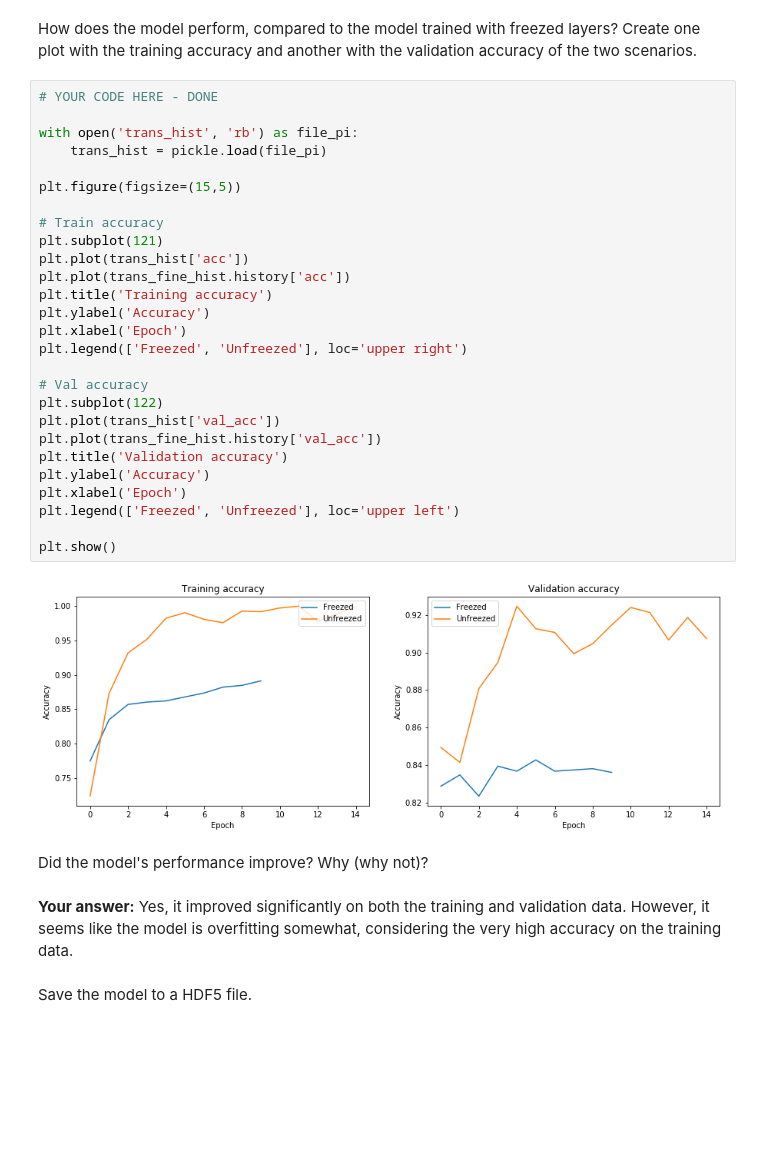
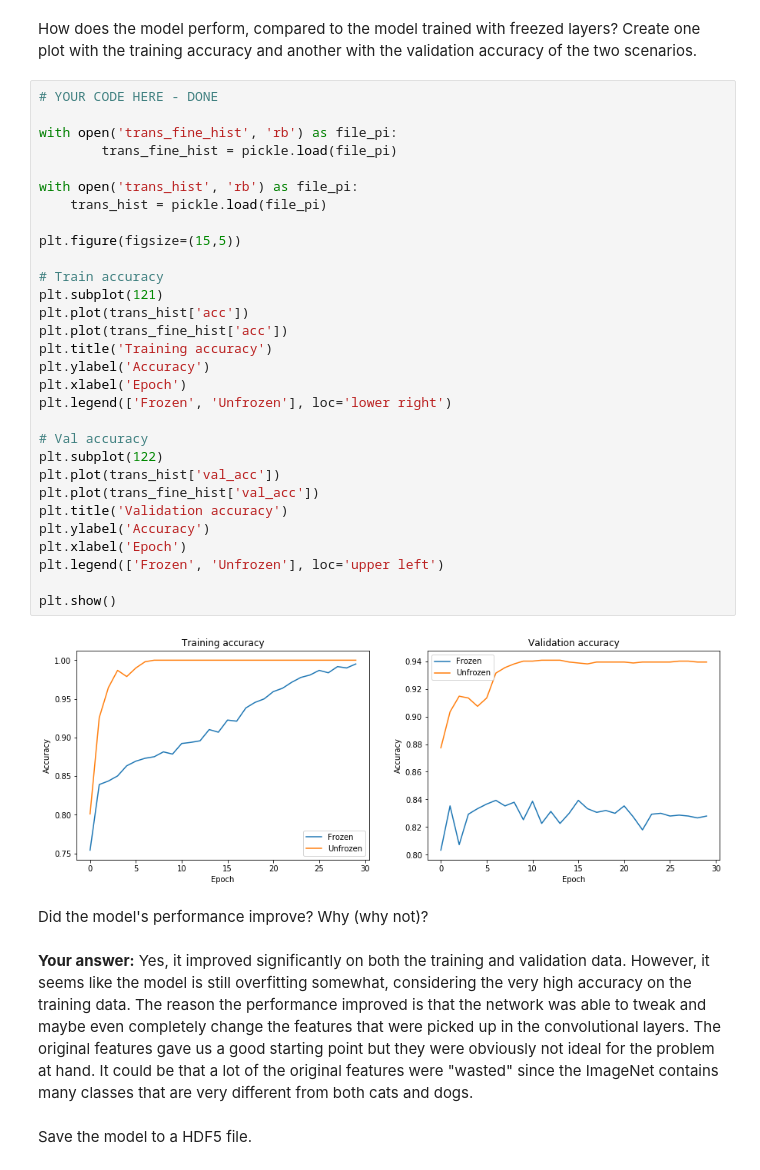
Before and after one commit to jcberntsson/ssy340-ha1, a Jupyter notebook: HA1.ipynb, the cells around one changed output. Cells and saved outputs as stored; diff of their text form; blank space fills up the shorter version.

```diff
--- a/HA1.ipynb
+++ b/HA1.ipynb
@@ -659,37 +659,40 @@ Epoch 15/15
 How does the model perform, compared to the model trained with freezed layers? Create one plot with the training accuracy and another with the validation accuracy of the two scenarios.
 # %%
 # YOUR CODE HERE - DONE
+
+with open('trans_fine_hist', 'rb') as file_pi:
+        trans_fine_hist = pickle.load(file_pi)
 
 with open('trans_hist', 'rb') as file_pi:
     trans_hist = pickle.load(file_pi)
 
 plt.figure(figsize=(15,5))
 
 # Train accuracy
 plt.subplot(121)
 plt.plot(trans_hist['acc'])
-plt.plot(trans_fine_hist.history['acc'])
+plt.plot(trans_fine_hist['acc'])
 plt.title('Training accuracy')
 plt.ylabel('Accuracy')
 plt.xlabel('Epoch')
-plt.legend(['Freezed', 'Unfreezed'], loc='upper right')
+plt.legend(['Frozen', 'Unfrozen'], loc='lower right')
 
 # Val accuracy
 plt.subplot(122)
 plt.plot(trans_hist['val_acc'])
-plt.plot(trans_fine_hist.history['val_acc'])
+plt.plot(trans_fine_hist['val_acc'])
 plt.title('Validation accuracy')
 plt.ylabel('Accuracy')
 plt.xlabel('Epoch')
-plt.legend(['Freezed', 'Unfreezed'], loc='upper left')
+plt.legend(['Frozen', 'Unfrozen'], loc='upper left')
 
 plt.show()
 # %% [output]
-[figure, old version]
+[figure, new version]
 # %% [markdown]
 Did the model's performance improve? Why (why not)?
 # %% [markdown]
-**Your answer:** Yes, it improved significantly on both the training and validation data. However, it seems like the model is overfitting somewhat, considering the very high accuracy on the training data.
+**Your answer:** Yes, it improved significantly on both the training and validation data. However, it seems like the model is still overfitting somewhat, considering the very high accuracy on the training data. The reason the performance improved is that the network was able to tweak and maybe even completely change the features that were picked up in the convolutional layers. The original features gave us a good starting point but they were obviously not ideal for the problem at hand. It could be that a lot of the original features were "wasted" since the ImageNet contains many classes that are very different from both cats and dogs.
 # %% [markdown]
 Save the model to a HDF5 file.
 # %%
```
Also changed, not shown: parts of 10 cells of this notebook, 1 other file.
